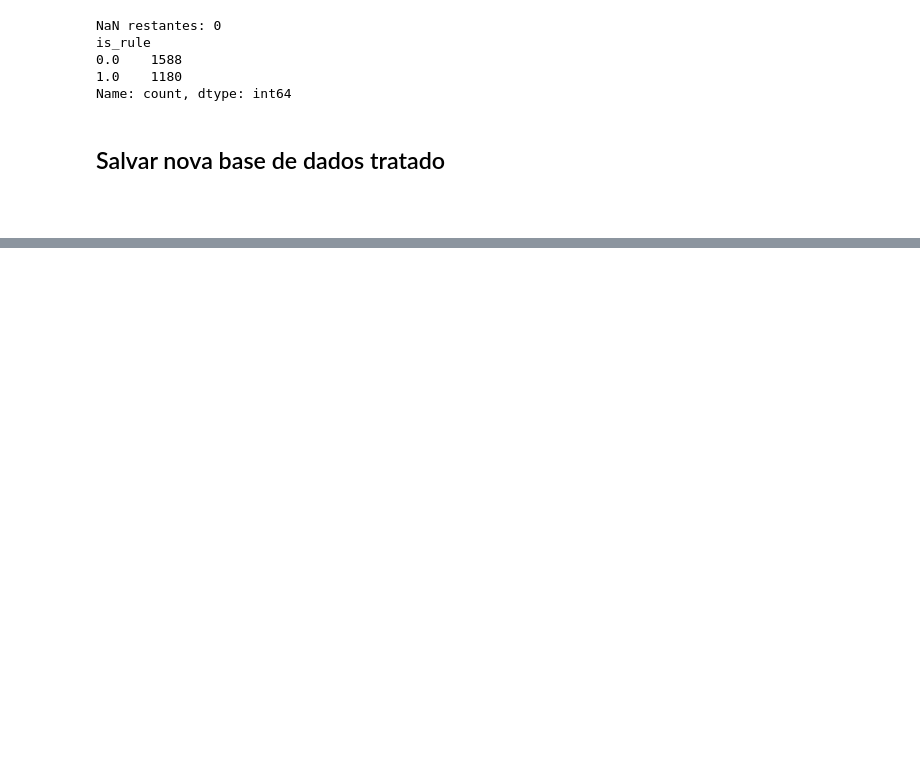
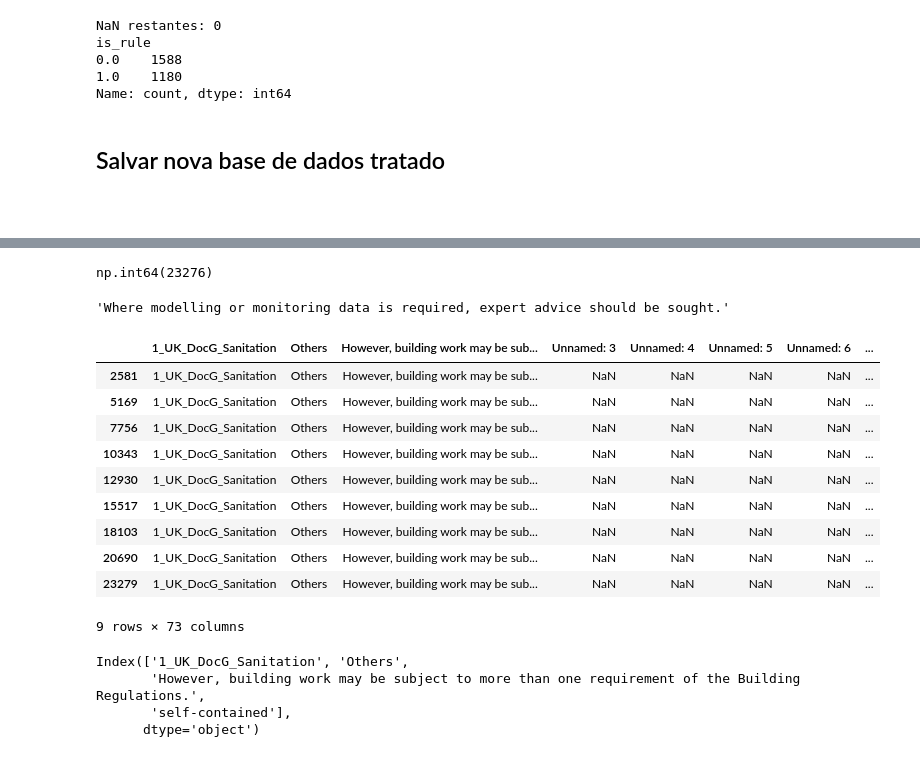
Before and after one commit to FerDelbo/rule-classification, a Jupyter notebook: src/cleaning_dataset.ipynb, the cells around one changed output, grey strips where cells are left out. Drawn from its saved outputs; the diff is of its cells as text; code cells hidden in the pictures; blank space fills up the shorter version.

Commit message:
clear dataset the accord

```diff
--- a/src/cleaning_dataset.ipynb
+++ b/src/cleaning_dataset.ipynb
@@ -431,0 +437,3 @@ df_clean.to_csv('../data/classification_dataset_cleaned(2).csv', index=False)
+# %%
+df_base = pd.read_csv('../data/Single-Clauses-Data_Binary-Classification.csv', encoding='latin1')
+df_base.shape
@@ -431,0 +465,24 @@ df_clean.to_csv('../data/classification_dataset_cleaned(2).csv', index=False)
+# %%
+df_base.duplicated().sum()
+# %% [output]
+np.int64(23276)
+# %%
+df_duplicated = df_base[df_base['However, building work may be subject to more than one requirement of the Building Regulations.'].duplicated()]
+df_duplicated.iloc[78]['However, building work may be subject to more than one requirement of the Building Regulations.']
+# %% [output]
+'Where modelling or monitoring data is required, expert advice should be sought.'
+# %%
+f = df_base['However, building work may be subject to more than one requirement of the Building Regulations.'] == 'However, building work may be subject to more than one requirement of the Building Regulations.'
+df_base[f]
+# %% [output]
+|  | 1_UK_DocG_Sanitation | Others | However, building work may be sub... | Unnamed: 3 | Unnamed: 4 | Unnamed: 5 | Unnamed: 6 | ... |
+| 2581 | 1_UK_DocG_Sanitation | Others | However, building work may be sub... | NaN | NaN | NaN | NaN | ... |
+| 5169 | 1_UK_DocG_Sanitation | Others | However, building work may be sub... | NaN | NaN | NaN | NaN | ... |
+| 7756 | 1_UK_DocG_Sanitation | Others | However, building work may be sub... | NaN | NaN | NaN | NaN | ... |
+| 10343 | 1_UK_DocG_Sanitation | Others | However, building work may be sub... | NaN | NaN | NaN | NaN | ... |
+| 12930 | 1_UK_DocG_Sanitation | Others | However, building work may be sub... | NaN | NaN | NaN | NaN | ... |
+| 15517 | 1_UK_DocG_Sanitation | Others | However, building work may be sub... | NaN | NaN | NaN | NaN | ... |
+| 18103 | 1_UK_DocG_Sanitation | Others | However, building work may be sub... | NaN | NaN | NaN | NaN | ... |
+| 20690 | 1_UK_DocG_Sanitation | Others | However, building work may be sub... | NaN | NaN | NaN | NaN | ... |
+| 23279 | 1_UK_DocG_Sanitation | Others | However, building work may be sub... | NaN | NaN | NaN | NaN | ... |
+9 rows × 73 columns
@@ -431,0 +492,8 @@ df_clean.to_csv('../data/classification_dataset_cleaned(2).csv', index=False)
+# %%
+df_base_clear = df_base.drop(columns=remove_unname_columns)
+df_base_clear.columns
+# %% [output]
+Index(['1_UK_DocG_Sanitation', 'Others',
+       'However, building work may be subject to more than one requirement of the Building Regulations.',
+       'self-contained'],
+      dtype='object')
```
Also changed, not shown: parts of 7 cells of this notebook, 4 other files.
